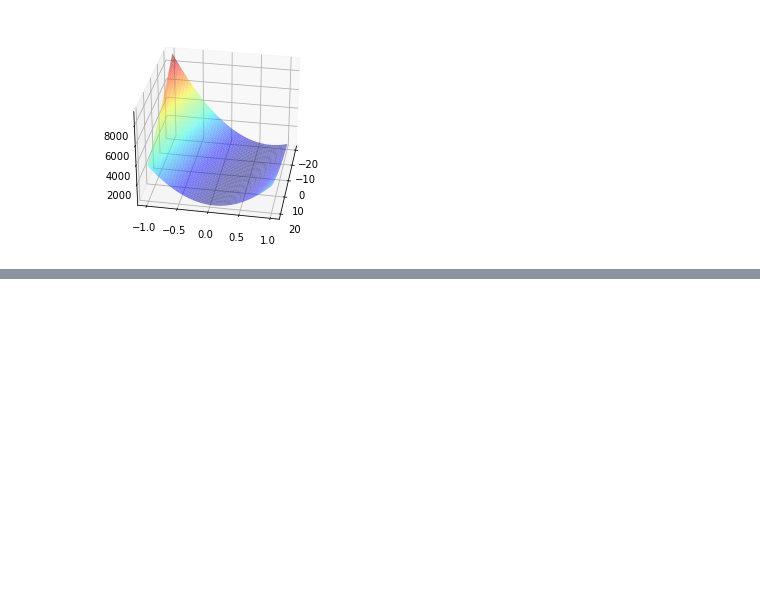
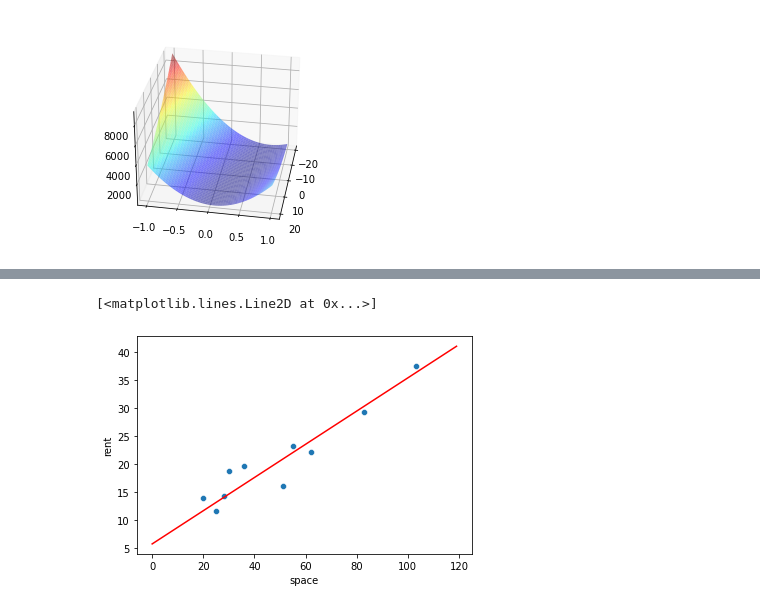
Before and after one commit to shu-suzuki-1124/machine_learning_practice, a Jupyter notebook: lesson1.ipynb, the cells around one changed output, grey strips where cells are left out. Saved outputs shown, nothing was run; the diff lists cells and outputs as text; code cells hidden in the pictures; blank space fills up the shorter version.

```diff
--- a/lesson1.ipynb
+++ b/lesson1.ipynb
@@ -81,0 +134,9 @@ ax.view_init(elev=30, azim=10)
+# %%
+# 結果をもとに回帰直線を書く
+sns.scatterplot(x="space", y="rent", data=df)
+x_values = np.arange(120)
+y_values = theta_0_hist[-1] + theta_1_hist[-1] * x_values
+plt.plot(x_values, y_values, '-', color='red')
+# %% [output]
+[<matplotlib.lines.Line2D at 0x...>]
+[figure, added]
```
Also changed, not shown: parts of 6 cells of this notebook.
